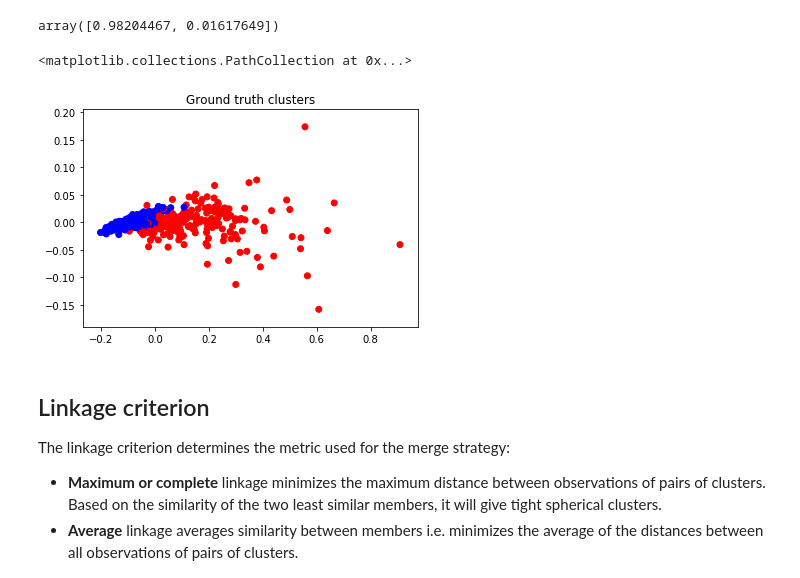
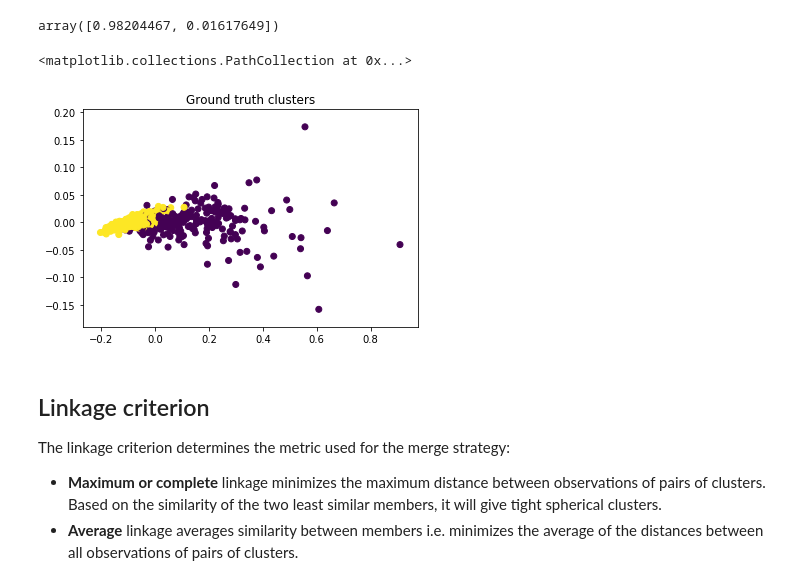
Before and after one commit to gpmarques/hierarchical_clustering, a Jupyter notebook: breastCancer.ipynb, the cells around one changed output. Cells and saved outputs as stored; diff of their text form; code cells hidden in the pictures.

```diff
--- a/breastCancer.ipynb
+++ b/breastCancer.ipynb
@@ -52,9 +51,9 @@ colors = ['blue' if y else 'red' for y in Y]
 # %%
 plt.title('Ground truth clusters')
-plt.scatter(X2D[:, 0], X2D[:, 1], c=colors)
+plt.scatter(X2D[:, 0], X2D[:, 1], c=Y)
 # %% [output]
 <matplotlib.collections.PathCollection at 0x...>
-[figure, old version]
+[figure, new version]
 # %%
 import scipy.cluster.hierarchy as shc
 # %% [markdown]
```
Also changed, not shown: parts of 36 cells of this notebook.
